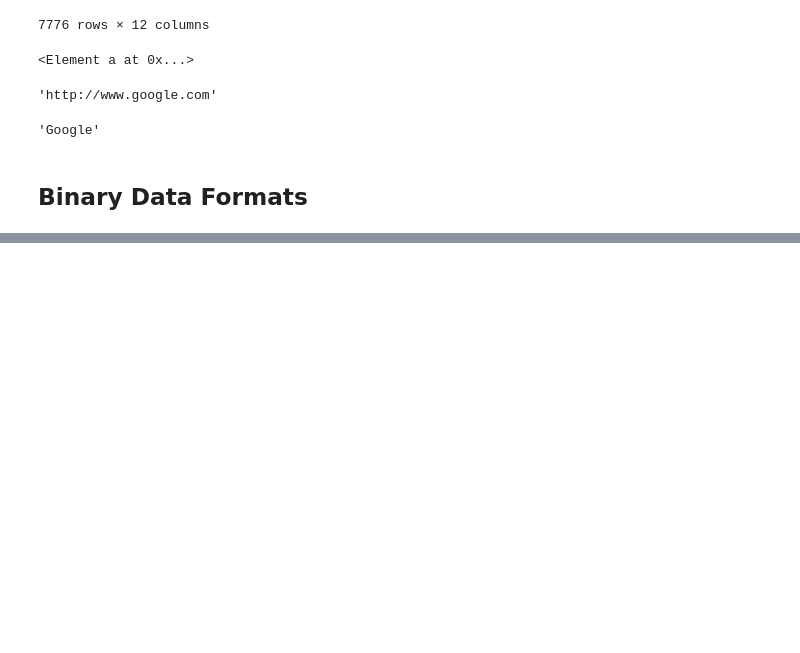
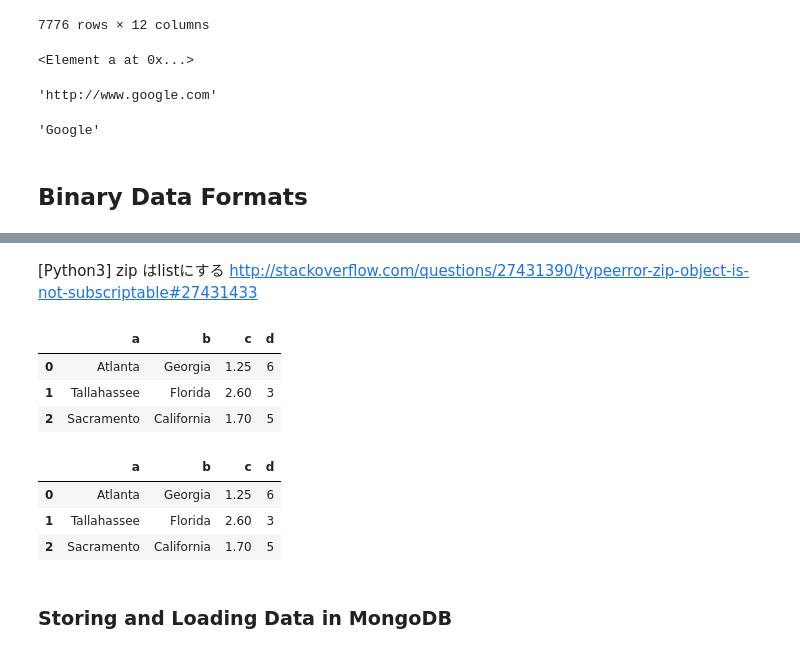
Before and after one commit to whatalnk/python-for-data-analysis, a Jupyter notebook: chap06.ipynb, the cells around one changed output, grey strips where cells are left out. Drawn from its saved outputs; the diff is of its cells as text; code cells hidden in the pictures; blank space fills up the shorter version.

```diff
--- a/chap06.ipynb
+++ b/chap06.ipynb
@@ -598,0 +731,9 @@ root.text
+# %%
+query = """
+CREATE TABLE test
+(a VARCHAR(20), b VARCHAR(20),
+c REAL, d INTEGER
+);"""
+con = sqlite3.connect(':memory:')
+con.execute(query)
+con.commit()
@@ -598,0 +762,17 @@ root.text
+# %% [markdown]
+[Python3] zip はlistにする
+http://stackoverflow.com/questions/27431390/typeerror-zip-object-is-not-subscriptable#27431433
+# %%
+DataFrame(rows, columns=list(zip(*cursor.description))[0])
+# %% [output]
+|  | a | b | c | d |
+| 0 | Atlanta | Georgia | 1.25 | 6 |
+| 1 | Tallahassee | Florida | 2.60 | 3 |
+| 2 | Sacramento | California | 1.70 | 5 |
+# %%
+pd.read_sql('select * from test', con)
+# %% [output]
+|  | a | b | c | d |
+| 0 | Atlanta | Georgia | 1.25 | 6 |
+| 1 | Tallahassee | Florida | 2.60 | 3 |
+| 2 | Sacramento | California | 1.70 | 5 |
@@ -598,0 +781,2 @@ root.text
+# %% [markdown]
+### Storing and Loading Data in MongoDB
```
Also changed, not shown: parts of 38 cells of this notebook, 2 other files.
